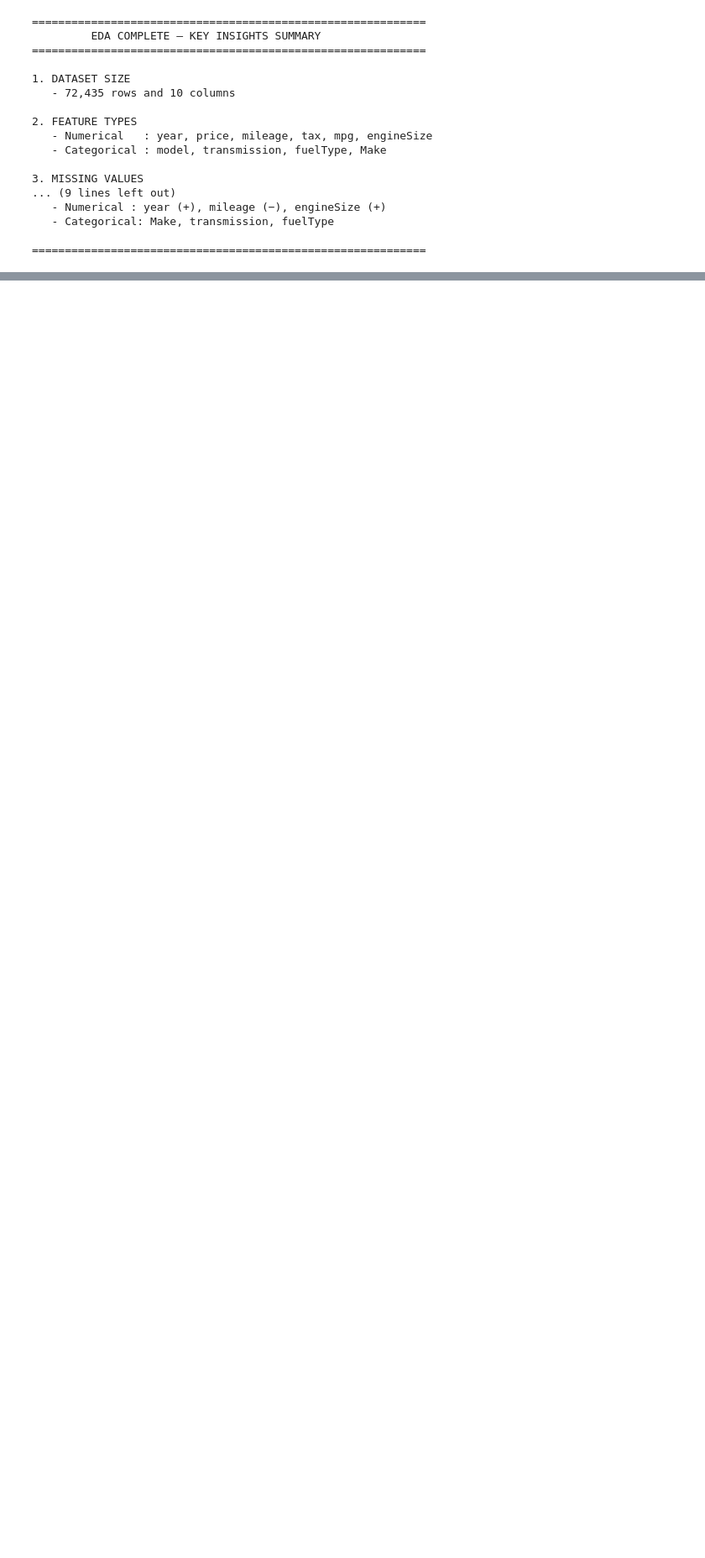
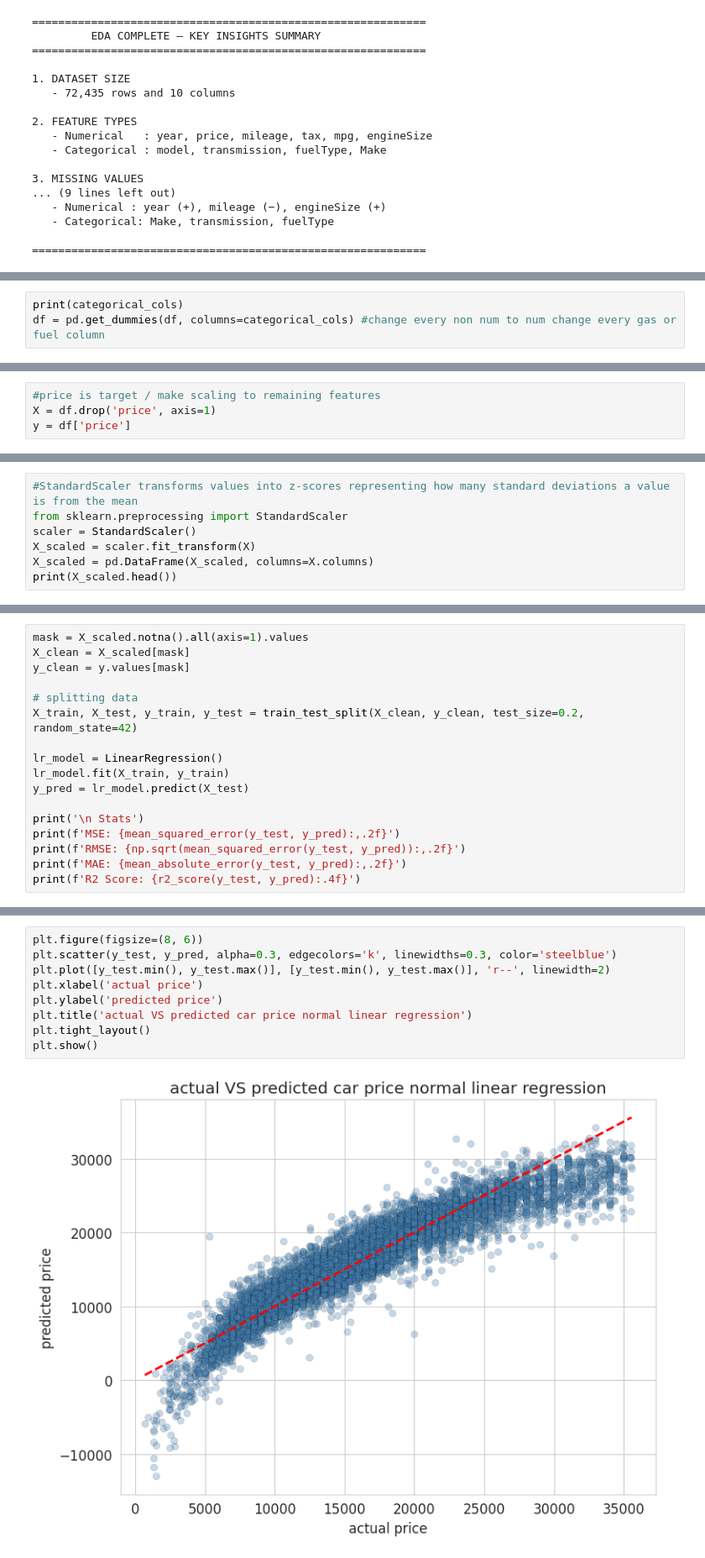
Before and after one commit to Kareem31415/Machine-Learning-Assignment-I, a Jupyter notebook: Main.ipynb, the cells around one changed output, grey strips where cells are left out. Shown at 84% size. Drawn from its saved outputs; the diff is of its cells as text; blank space fills up the shorter version.

Commit message:
deleted old files / added regression model to main.ipynb

```diff
--- a/EDA.ipynb
+++ b/Main.ipynb
@@ -475,0 +537,3 @@ print('=' * 60)
+# %%
+print(categorical_cols)
+df = pd.get_dummies(df, columns=categorical_cols) #change every non num to num change every gas or fuel column
@@ -475,0 +589,4 @@ print('=' * 60)
+# %%
+#price is target / make scaling to remaining features
+X = df.drop('price', axis=1)
+y = df['price']
@@ -475,0 +595,7 @@ print('=' * 60)
+# %%
+#StandardScaler transforms values into z-scores representing how many standard deviations a value is from the mean
+from sklearn.preprocessing import StandardScaler
+scaler = StandardScaler()
+X_scaled = scaler.fit_transform(X)
+X_scaled = pd.DataFrame(X_scaled, columns=X.columns)
+print(X_scaled.head())
@@ -475,0 +668,17 @@ print('=' * 60)
+# %%
+mask = X_scaled.notna().all(axis=1).values
+X_clean = X_scaled[mask]
+y_clean = y.values[mask]
+
+# splitting data
+X_train, X_test, y_train, y_test = train_test_split(X_clean, y_clean, test_size=0.2, random_state=42)
+
+lr_model = LinearRegression()
+lr_model.fit(X_train, y_train)
+y_pred = lr_model.predict(X_test)
+
+print('\n Stats')
+print(f'MSE: {mean_squared_error(y_test, y_pred):,.2f}')
+print(f'RMSE: {np.sqrt(mean_squared_error(y_test, y_pred)):,.2f}')
+print(f'MAE: {mean_absolute_error(y_test, y_pred):,.2f}')
+print(f'R2 Score: {r2_score(y_test, y_pred):.4f}')
@@ -475,0 +691,11 @@ print('=' * 60)
+# %%
+plt.figure(figsize=(8, 6))
+plt.scatter(y_test, y_pred, alpha=0.3, edgecolors='k', linewidths=0.3, color='steelblue')
+plt.plot([y_test.min(), y_test.max()], [y_test.min(), y_test.max()], 'r--', linewidth=2)
+plt.xlabel('actual price')
+plt.ylabel('predicted price')
+plt.title('actual VS predicted car price normal linear regression')
+plt.tight_layout()
+plt.show()
+# %% [output]
+[figure, added]
```
Also changed, not shown: parts of 23 cells of this notebook, 3 other files.
